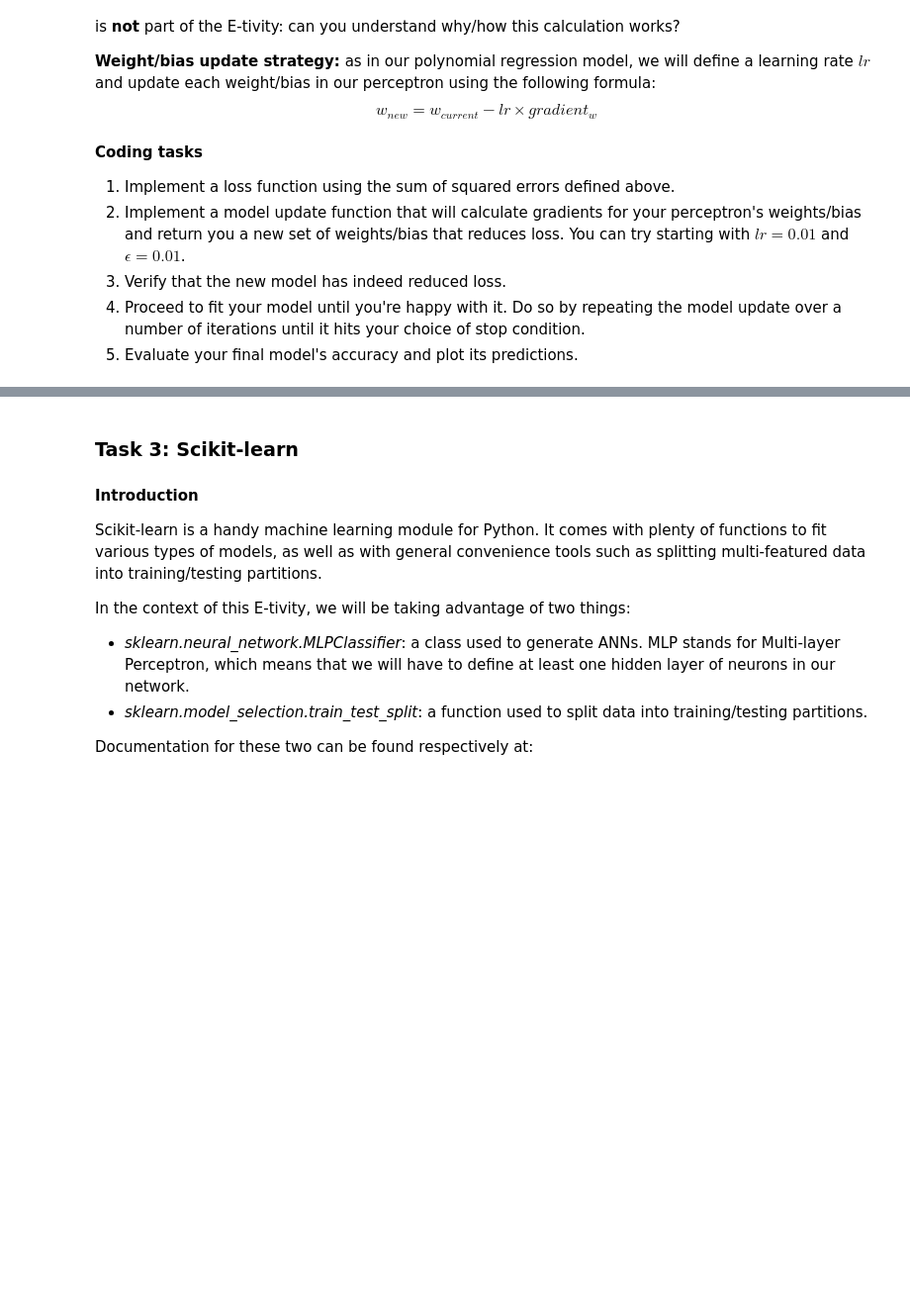
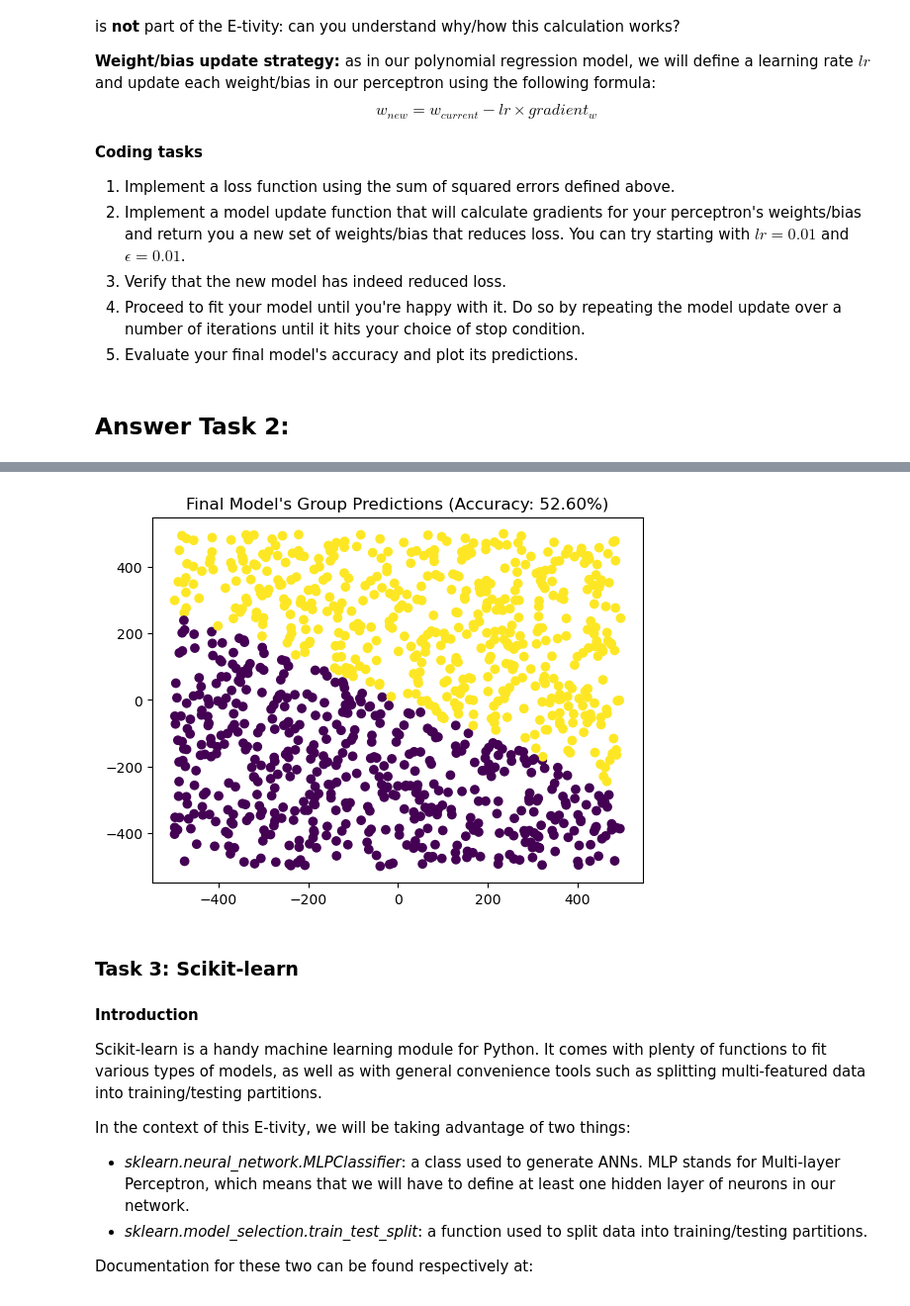
Before and after one commit to sean-meade/Neural-Networks, a Jupyter notebook: Etivity2_NeuralNetworks_23233729.ipynb, the cells around one changed output, grey strips where cells are left out. Shown at 99% size. Drawn from its saved outputs; the diff is of its cells as text; code cells hidden in the pictures; blank space fills up the shorter version.

```diff
--- a/Etivity2_NeuralNetworks_23233729.ipynb
+++ b/Etivity2_NeuralNetworks_23233729.ipynb
@@ -135,3 +254,66 @@ $$w_{new}=w_{current}-lr\times gradient_w$$
  3. Verify that the new model has indeed reduced loss.
  4. Proceed to fit your model until you're happy with it. Do so by repeating the model update over a number of iterations until it hits your choice of stop condition.
  5. Evaluate your final model's accuracy and plot its predictions.
+# %% [markdown]
+## Answer Task 2:
+# %%
+# Loss function
+def calculate_loss(outputs, actual):
+    """
+    Calculates the mean squared error loss between predicted outputs and actual values.
+
+    Parameters:
+    - outputs (numpy.ndarray): Predicted output values.
+    - actual (numpy.ndarray): Actual target values.
+
+    Returns:
+    float: Mean squared error loss.
+    """
+    return np.sum((outputs - actual) ** 2)
+
+def update_model(perceptron, inputs, actual, learning_rate=0.01, epsilon=0.01):
+    """
+    Updates the weights and bias of a perceptron using gradient descent.
+
+    Parameters:
+    - perceptron (Perceptron): The perceptron to be updated.
+    - inputs (numpy.ndarray): Input features.
+    - actual (float): Actual target value.
+    - learning_rate (float): Learning rate for gradient descent. Default is 0.01.
+    - epsilon (float): Small value for finite difference approximation. Default is 0.01.
+    """
+    current_outputs = perceptron.evaluate(inputs)
+    current_loss = calculate_loss(current_outputs, actual)
+
+    new_weights = perceptron.weights.copy()
+    new_bias = perceptron.bias
+
+    # Update perceptron with new weights and bias
+    perceptron.weights = new_weights
+    perceptron.bias = new_bias
+
+# Fitting the model
+num_iterations = 1000
+learning_rate = 0.01
+epsilon = 0.01
+
+for iteration in range(num_iterations):
+    for i in range(nsamples):
+        inputs = np.array([x[i], y[i]])
+        update_model(perceptron, inputs, Group[i], learning_rate, epsilon)
+
+# Verify that the new model has reduced loss
+final_outputs = np.array([perceptron.evaluate(np.array([x[i], y[i]])) for i in range(nsamples)])
+final_loss = calculate_loss(final_outputs, Group)
+print(f"Final Loss: {final_loss}")
+
+# Evaluate final model's accuracy
+final_group_predictions = np.array([predict_group(output) for output in final_outputs])
+final_accuracy = np.mean(final_group_predictions == Group)
+print(f"Final Accuracy: {final_accuracy:.2%}")
+
+# Plot final model's group predictions
+plt.scatter(x, y, c=final_group_predictions)
+plt.title(f"Final Model's Group Predictions (Accuracy: {final_accuracy:.2%})")
+plt.show()
+# %% [output]
@@ -138,3 +322,4 @@ $$w_{new}=w_{current}-lr\times gradient_w$$
+[figure, added]
 # %% [markdown]
 ### Task 3: Scikit-learn
 
```
Also changed, not shown: parts of 7 cells of this notebook.
